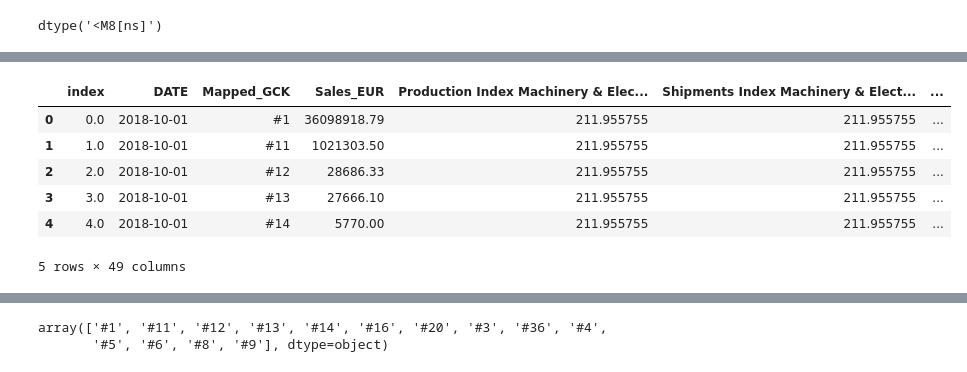
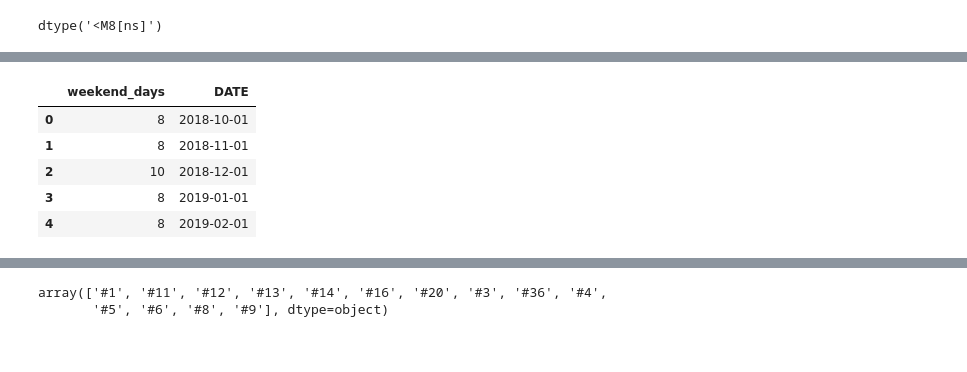
Before and after one commit to mikefferreira/BusinessCases, a Jupyter notebook: CASE2/Darts_Model.ipynb, the cells around one changed output, grey strips where cells are left out. Drawn from its saved outputs; the diff is of its cells as text; code cells hidden in the pictures.

```diff
--- a/CASE2/Darts_Model.ipynb
+++ b/CASE2/Darts_Model.ipynb
@@ -12,3 +105,0 @@ from xgboost import XGBRegressor
-# %%
-train_df.reset_index(inplace=True)
-train_df.head()
@@ -38,5 +111,4 @@ val_df.head()
 # %%
-val_df.set_index('DATE', drop=True, inplace= True)
 val_df = val_df.sort_values(by=['Mapped_GCK', 'DATE'])
 val_df.head()
 # %% [output]
@@ -51,5 +122,4 @@ val_df.head()
 # %%
-val_df.reset_index(inplace=True)
 val_df['DATE'] = val_df['DATE'].dt.to_timestamp()
 val_df['DATE'].dtype
 val_df.head()
@@ -75,13 +145,26 @@ full_df.head()
+# %%
+import calendar
+
+# Function to count weekend days
+def count_weekend_days(month_year):
+    year, month = map(int, month_year.split('-'))
+    num_days = calendar.monthrange(year, month)[1]  # Get number of days in the month
+    weekends = sum(1 for day in range(1, num_days + 1) if pd.Timestamp(year, month, day).weekday() in [5, 6])
+    return weekends
+
+# Apply function
+full_df['month_year'] = full_df['DATE'].astype(str).str[:7]  # Extract 'YYYY-MM'
+full_df['weekend_days'] = full_df['month_year'].apply(count_weekend_days)
+full_df.drop(columns='month_year', inplace = True)
 # %%
-full_df.head()
+full_df[['weekend_days', 'DATE']].head()
 # %% [output]
-|  | index | DATE | Mapped_GCK | Sales_EUR | Production Index Machinery & Elec... | Shipments Index Machinery & Elect... | ... |
-| 0 | 0.0 | 2018-10-01 | #1 | 36098918.79 | 211.955755 | 211.955755 | ... |
-| 1 | 1.0 | 2018-10-01 | #11 | 1021303.50 | 211.955755 | 211.955755 | ... |
-| 2 | 2.0 | 2018-10-01 | #12 | 28686.33 | 211.955755 | 211.955755 | ... |
-| 3 | 3.0 | 2018-10-01 | #13 | 27666.10 | 211.955755 | 211.955755 | ... |
-| 4 | 4.0 | 2018-10-01 | #14 | 5770.00 | 211.955755 | 211.955755 | ... |
+|  | weekend_days | DATE |
+| 0 | 8 | 2018-10-01 |
+| 1 | 8 | 2018-11-01 |
+| 2 | 10 | 2018-12-01 |
+| 3 | 8 | 2019-01-01 |
+| 4 | 8 | 2019-02-01 |
-5 rows × 49 columns
 # %%
 # List of product IDs to check for outliers
 product_ids_to_check = ['#1', '#3', '#4', '#5', '#8', '#9', '#13', '#14', '#16' '#20', '#36']
```
Also changed, not shown: parts of 30 cells of this notebook.
